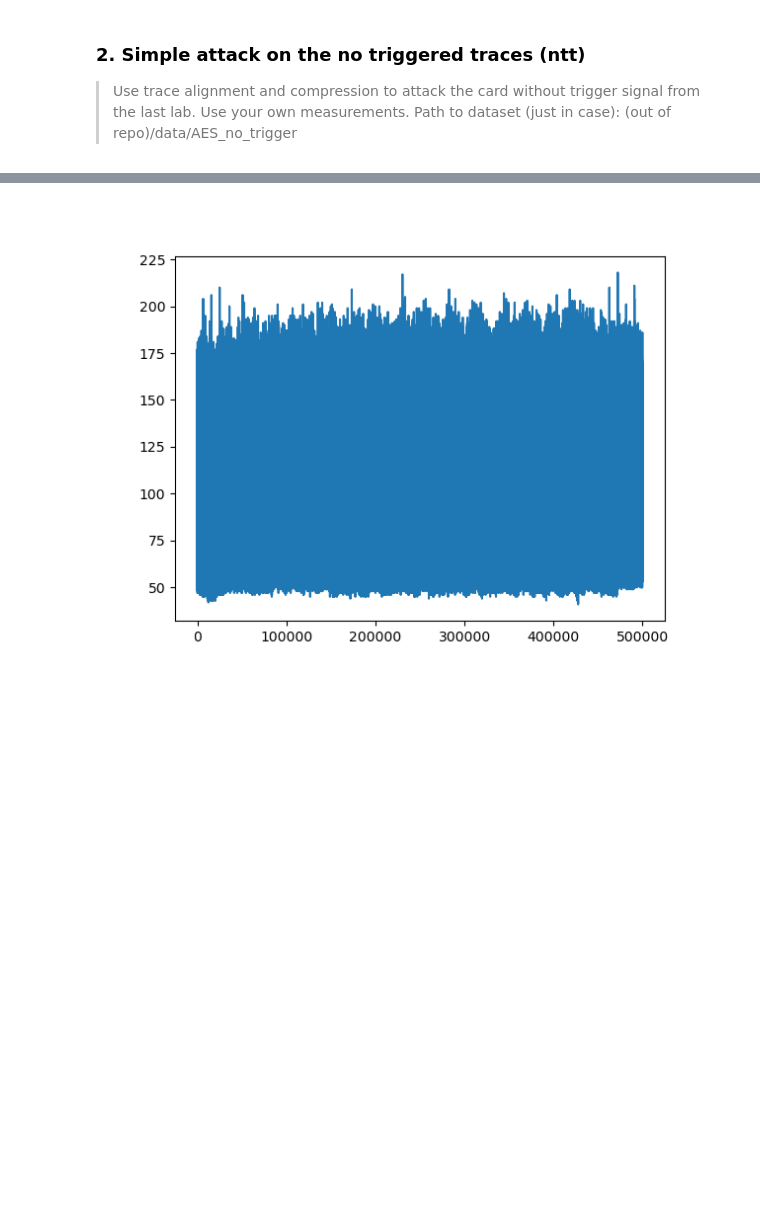
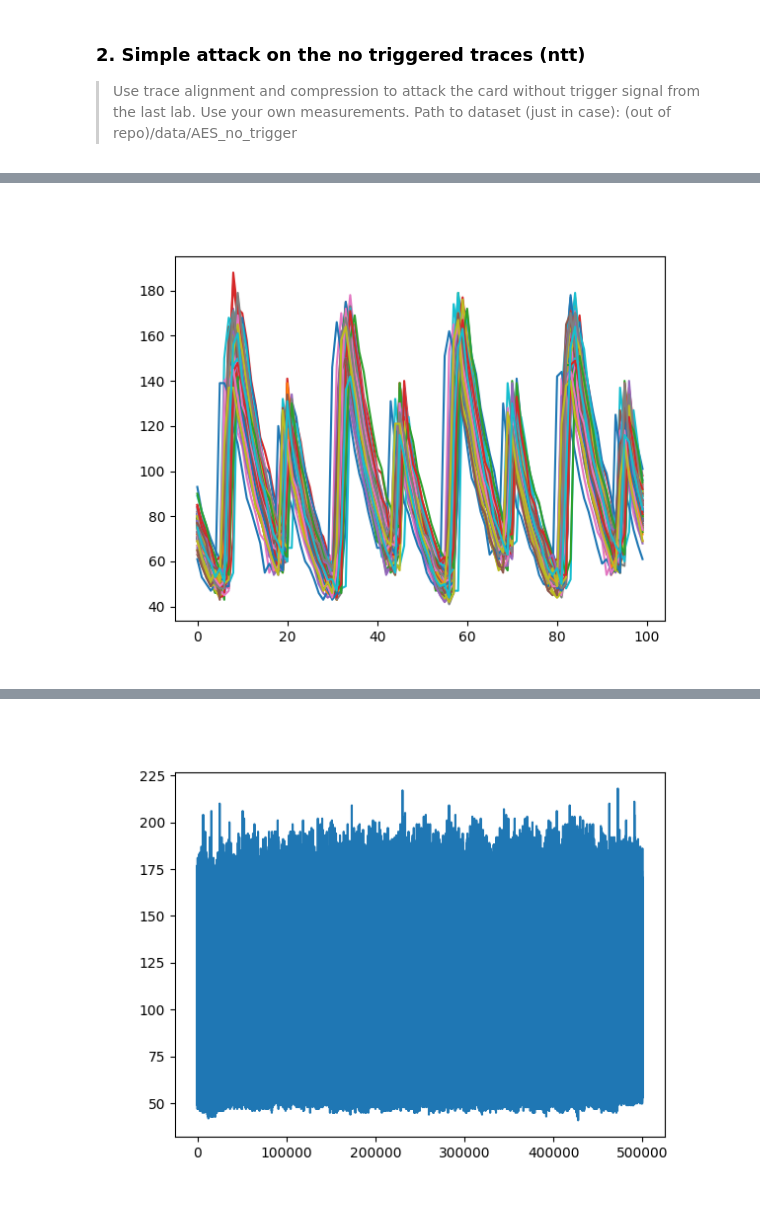
Before and after one commit to CyrilleStr/hardware-security, a Jupyter notebook: task3/task3.ipynb, the cells around one changed output, grey strips where cells are left out. Saved outputs shown, nothing was run; the diff lists cells and outputs as text; code cells hidden in the pictures; blank space fills up the shorter version.

```diff
--- a/task3/task3.ipynb
+++ b/task3/task3.ipynb
@@ -127,2 +139,20 @@ def display_correlation(corr, k):
+# %%
+def align_traces(traces, pattern):
+    aligned_traces = np.zeros_like(traces)
+    for i, trace in enumerate(traces):
+        corr = signal.correlate(trace, pattern, mode="full")
+        shift = signal.correlation_lags(traces.size, pattern.size)[np.argmax(corr)]
+        print(shift.item())
+        aligned_traces[i] = np.roll(trace, shift)
+    return aligned_traces
+
+ntt_aligned_traces = align_traces(ntt_traces, ntt_traces[0, 140000:180000])
+ntt_aligned_traces.shape
+# %%
+fig = plt.figure()
+plt.plot(ntt_aligned_traces[:100, 100000:100100].T)
+plt.show()
+# %% [output]
+[figure, added]
 # %%
 fig = plt.figure()
```
Also changed, not shown: parts of 6 cells of this notebook, 1 other file.
